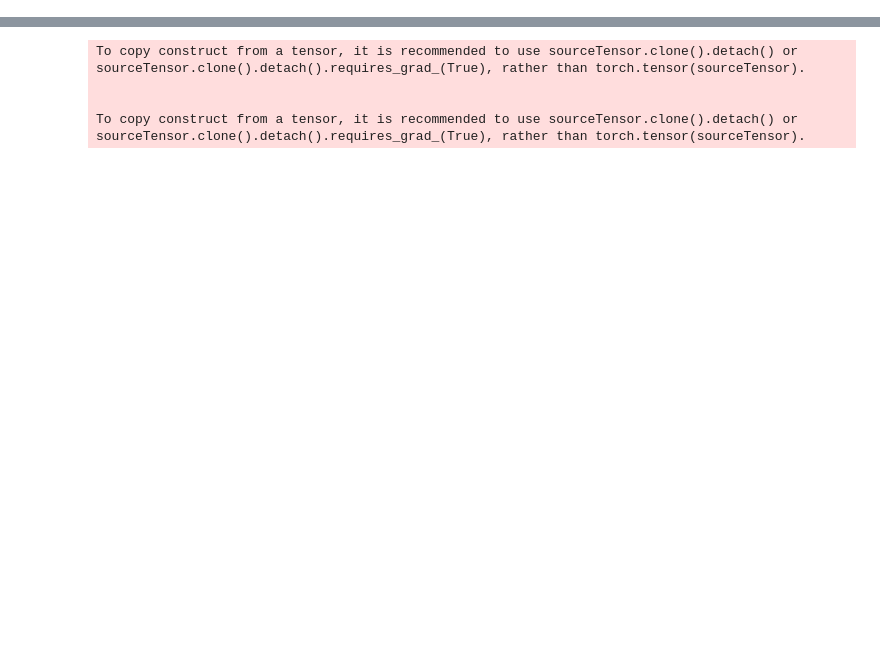
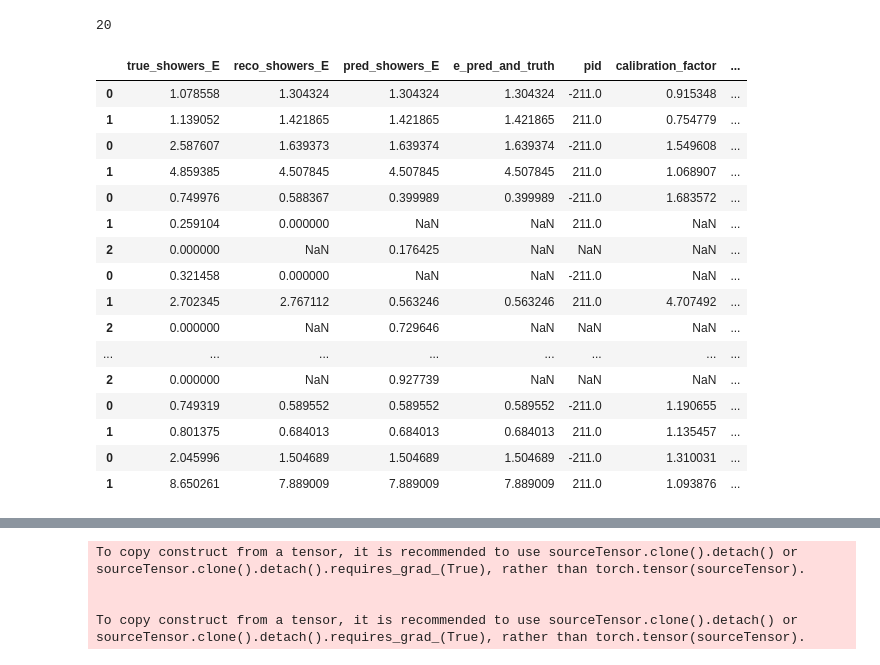
Before and after one commit to selvaggi/mlpf, a Jupyter notebook: notebooks/8_explore_output_mlpf.ipynb, the cells around one changed output, grey strips where cells are left out. Cells and saved outputs as stored; diff of their text form; code cells hidden in the pictures; blank space fills up the shorter version.

```diff
--- a/notebooks/8_explore_output_mlpf.ipynb
+++ b/notebooks/8_explore_output_mlpf.ipynb
@@ -28,0 +45,4 @@ sd_hgb1, matched_hgbq1 = open_mlpf_dataframe(path_hgcal, False)
+# %%
+len_mask.shape[0]
+# %% [output]
+20
@@ -28,0 +60,20 @@ sd_hgb1, matched_hgbq1 = open_mlpf_dataframe(path_hgcal, False)
+# %%
+ML_sd
+# %% [output]
+|  | true_showers_E | reco_showers_E | pred_showers_E | e_pred_and_truth | pid | calibration_factor | ... |
+| 0 | 1.078558 | 1.304324 | 1.304324 | 1.304324 | -211.0 | 0.915348 | ... |
+| 1 | 1.139052 | 1.421865 | 1.421865 | 1.421865 | 211.0 | 0.754779 | ... |
+| 0 | 2.587607 | 1.639373 | 1.639374 | 1.639374 | -211.0 | 1.549608 | ... |
+| 1 | 4.859385 | 4.507845 | 4.507845 | 4.507845 | 211.0 | 1.068907 | ... |
+| 0 | 0.749976 | 0.588367 | 0.399989 | 0.399989 | -211.0 | 1.683572 | ... |
+| 1 | 0.259104 | 0.000000 | NaN | NaN | 211.0 | NaN | ... |
+| 2 | 0.000000 | NaN | 0.176425 | NaN | NaN | NaN | ... |
+| 0 | 0.321458 | 0.000000 | NaN | NaN | -211.0 | NaN | ... |
+| 1 | 2.702345 | 2.767112 | 0.563246 | 0.563246 | 211.0 | 4.707492 | ... |
+| 2 | 0.000000 | NaN | 0.729646 | NaN | NaN | NaN | ... |
+| ... | ... | ... | ... | ... | ... | ... | ... |
+| 2 | 0.000000 | NaN | 0.927739 | NaN | NaN | NaN | ... |
+| 0 | 0.749319 | 0.589552 | 0.589552 | 0.589552 | -211.0 | 1.190655 | ... |
+| 1 | 0.801375 | 0.684013 | 0.684013 | 0.684013 | 211.0 | 1.135457 | ... |
+| 0 | 2.045996 | 1.504689 | 1.504689 | 1.504689 | -211.0 | 1.310031 | ... |
+| 1 | 8.650261 | 7.889009 | 7.889009 | 7.889009 | 211.0 | 1.093876 | ... |
```
Also changed, not shown: parts of 18 cells of this notebook.
